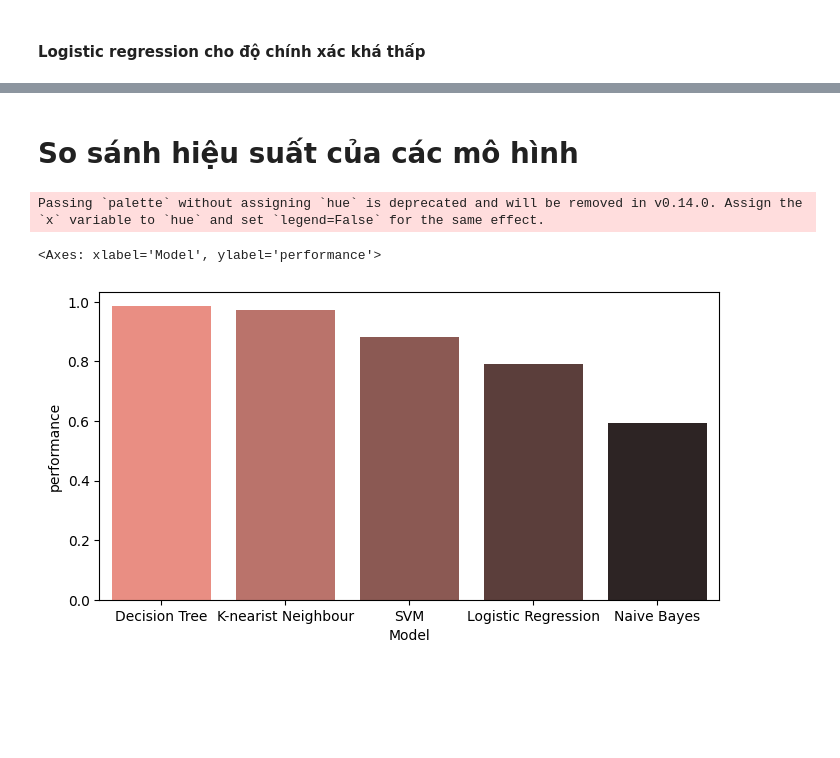
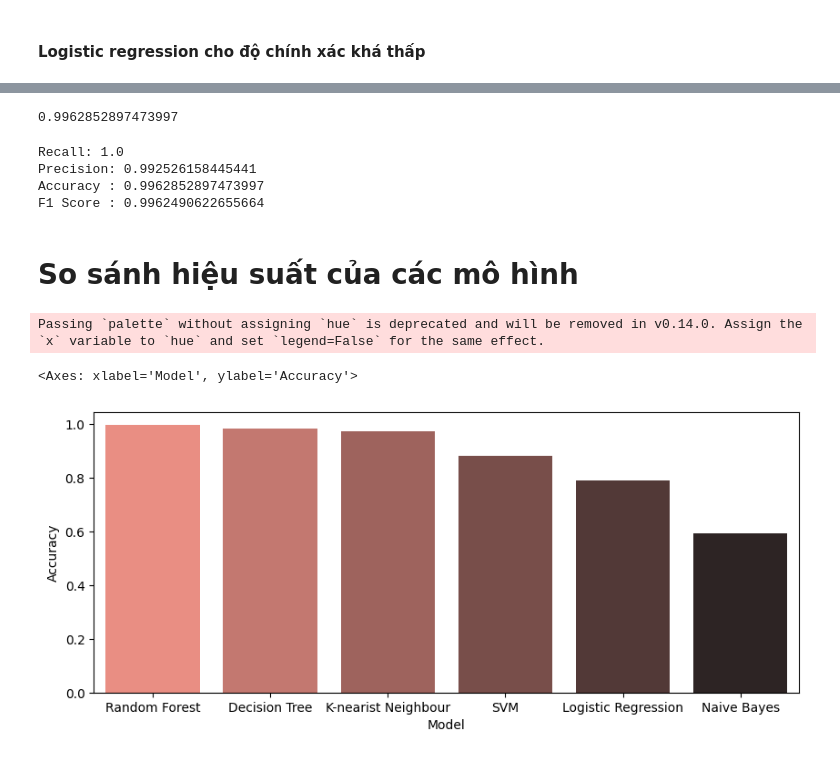
Before and after one commit to LocCongNghe/Seminar, a Jupyter notebook: Model.ipynb, the cells around one changed output, grey strips where cells are left out. Saved outputs shown, nothing was run; the diff lists cells and outputs as text; code cells hidden in the pictures; blank space fills up the shorter version.

```diff
--- a/Model.ipynb
+++ b/Model.ipynb
@@ -446,14 +565,26 @@ accuracy_score(y_test,y_pred)
+# %%
+y_pred=Rfcl.predict(x_test)
+accuracy_score(y_test,y_pred)
+# %% [output]
+0.9962852897473997
+# %%
+results(y_test,y_pred)
+# %% [output]
+Recall: 1.0
+Precision: 0.992526158445441
+Accuracy : 0.9962852897473997
+F1 Score : 0.9962490622655664
 # %% [markdown]
 # So sánh hiệu suất của các mô hình
 # %%
-performance = {"Model" :["Decision Tree" , "K-nearist Neighbour", "SVM", "Logistic Regression" ,"Naive Bayes"],
-               "performance" : [0.985  ,0.974   ,0.883 ,0.792,0.593]}
+performance = {"Model" :["Random Forest","Decision Tree" , "K-nearist Neighbour", "SVM", "Logistic Regression" ,"Naive Bayes"],
+               "Accuracy" : [0.9962,0.9843  ,0.974   ,0.883 ,0.792,0.593]}
 
 performance = pd.DataFrame(performance)
 # %%
-plt.figure(figsize=(8,4))
-sns.barplot(data = performance , x = "Model" , y = "performance" ,palette="dark:salmon_r")
+plt.figure(figsize=(10,4))
+sns.barplot(data = performance , x = "Model" , y = "Accuracy" ,palette="dark:salmon_r")
 # %% [output]
 Passing `palette` without assigning `hue` is deprecated and will be removed in v0.14.0. Assign the `x` variable to `hue` and set `legend=False` for the same effect.
-<Axes: xlabel='Model', ylabel='performance'>
+<Axes: xlabel='Model', ylabel='Accuracy'>
-[figure, old version]
+[figure, new version]
```
Also changed, not shown: parts of 42 cells of this notebook.
